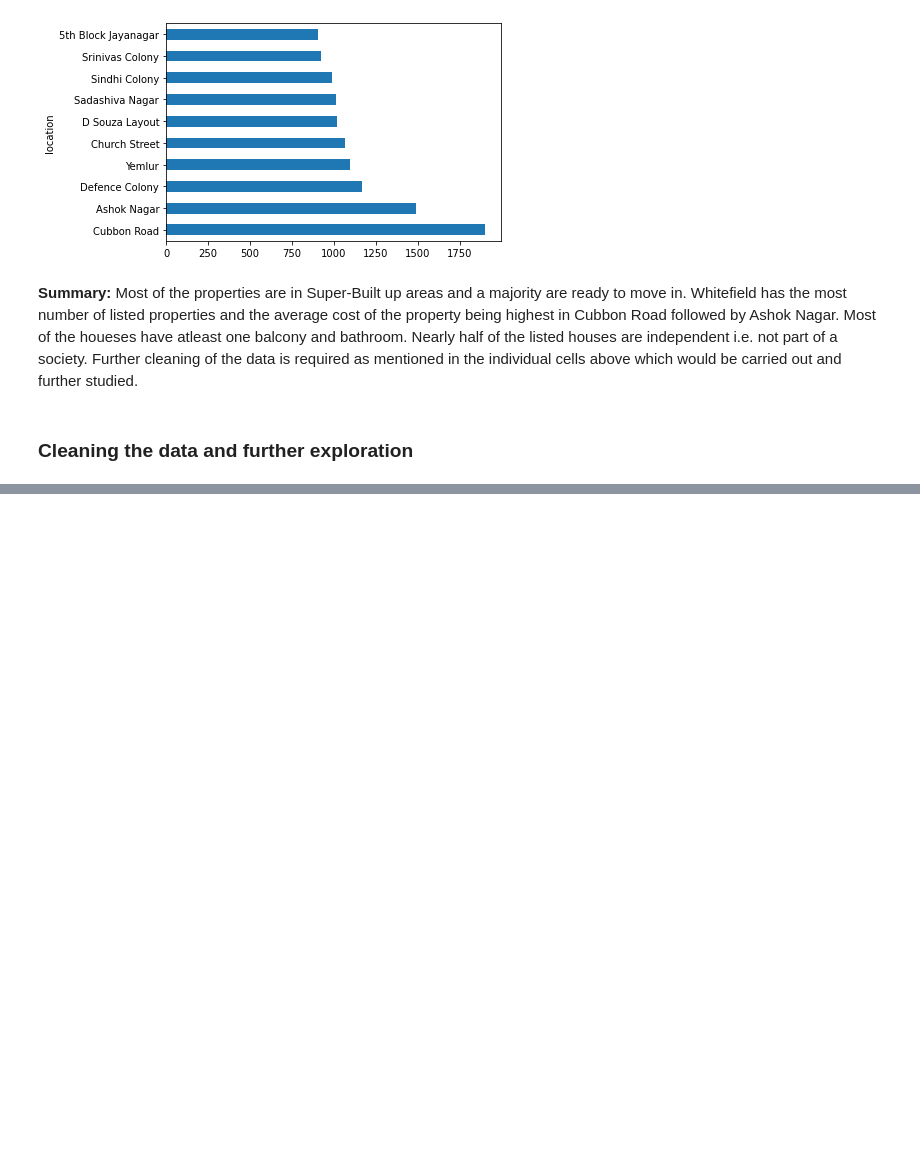
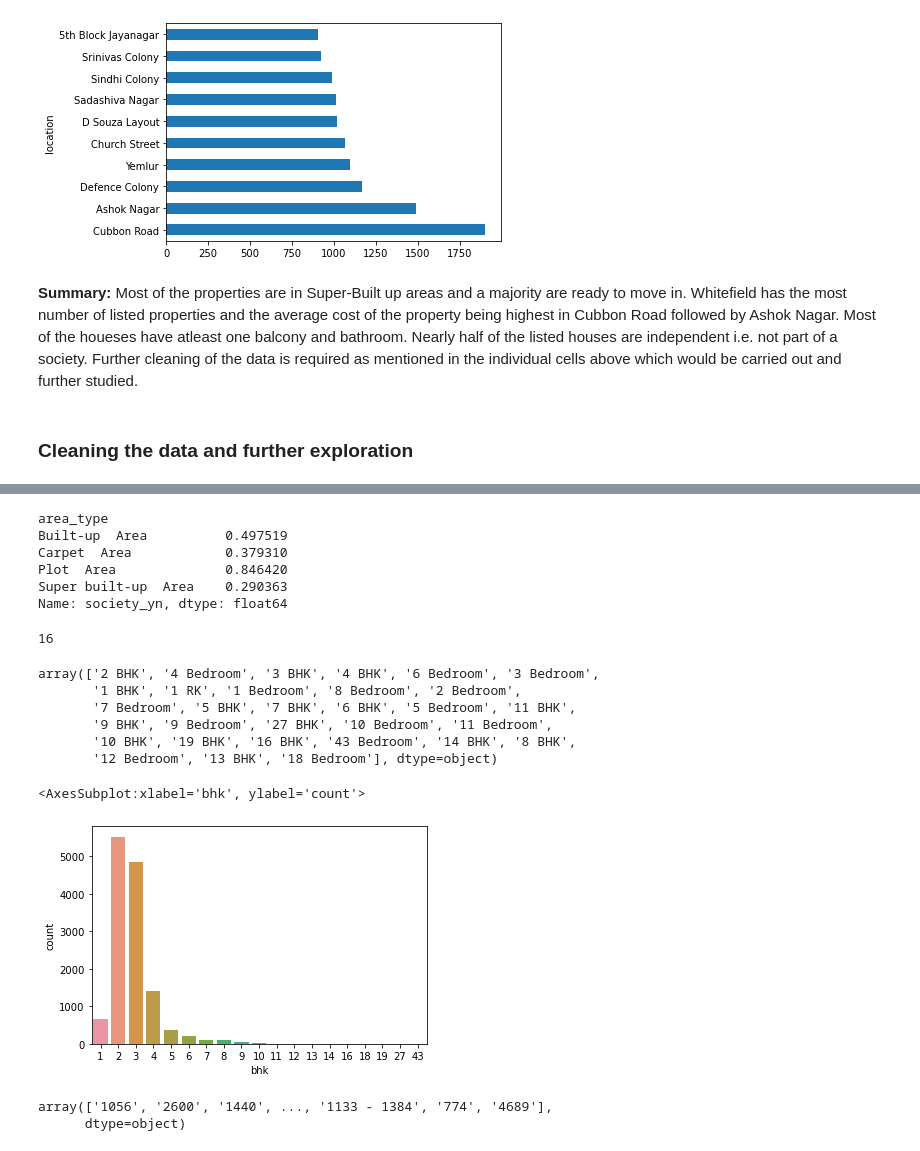
Before and after one commit to mayanksinghkgp/Bangalore_Property_Price, a Jupyter notebook: Bangalore_Property_Price.ipynb, the cells around one changed output, grey strips where cells are left out. Drawn from its saved outputs; the diff is of its cells as text; code cells hidden in the pictures; blank space fills up the shorter version.

```diff
--- a/Bangalore_Property_Price.ipynb
+++ b/Bangalore_Property_Price.ipynb
@@ -189,0 +219,5 @@ Further cleaning of the data is required as mentioned in the individual cells ab
+# %%
+#dropping row with missing location value
+
+df = df[~df.location.isnull()]
+df.shape
@@ -189,0 +226,5 @@ Further cleaning of the data is required as mentioned in the individual cells ab
+# %%
+#Society column to binary 1 or 0
+
+df['society_yn'] = list(map(int,df.society.isnull()))
+df = df.drop('society', axis = 1);
@@ -189,0 +240,43 @@ Further cleaning of the data is required as mentioned in the individual cells ab
+# %%
+df.groupby('area_type')['society_yn'].agg('mean')
+
+#in Plot area 84% re independent houses and in Super built-up area only 30%
+# %% [output]
+area_type
+Built-up  Area          0.497519
+Carpet  Area            0.379310
+Plot  Area              0.846420
+Super built-up  Area    0.290363
+Name: society_yn, dtype: float64
+# %%
+df['size'].isnull().sum()
+# %% [output]
+16
+# %%
+df = df[~df['size'].isnull()]
+# %%
+df['size'].unique()
+# %% [output]
+array(['2 BHK', '4 Bedroom', '3 BHK', '4 BHK', '6 Bedroom', '3 Bedroom',
+       '1 BHK', '1 RK', '1 Bedroom', '8 Bedroom', '2 Bedroom',
+       '7 Bedroom', '5 BHK', '7 BHK', '6 BHK', '5 Bedroom', '11 BHK',
+       '9 BHK', '9 Bedroom', '27 BHK', '10 Bedroom', '11 Bedroom',
+       '10 BHK', '19 BHK', '16 BHK', '43 Bedroom', '14 BHK', '8 BHK',
+       '12 Bedroom', '13 BHK', '18 Bedroom'], dtype=object)
+# %%
+#function to convert size to integer representing the number fo bedrooms:
+
+df['bhk'] = df['size'].apply(lambda x: int(x.split(' ')[0]))
+df = df.drop('size', axis = 1)
+# %%
+sns.countplot(df.bhk)
+# %% [output]
+<AxesSubplot:xlabel='bhk', ylabel='count'>
+[figure, added]
+# %%
+df['total_sqft'].unique()
+
+#there are different representations of the areas and this needs to be addressed seperately
+# %% [output]
+array(['1056', '2600', '1440', ..., '1133 - 1384', '774', '4689'],
+      dtype=object)
```
Also changed, not shown: parts of 36 cells of this notebook.
